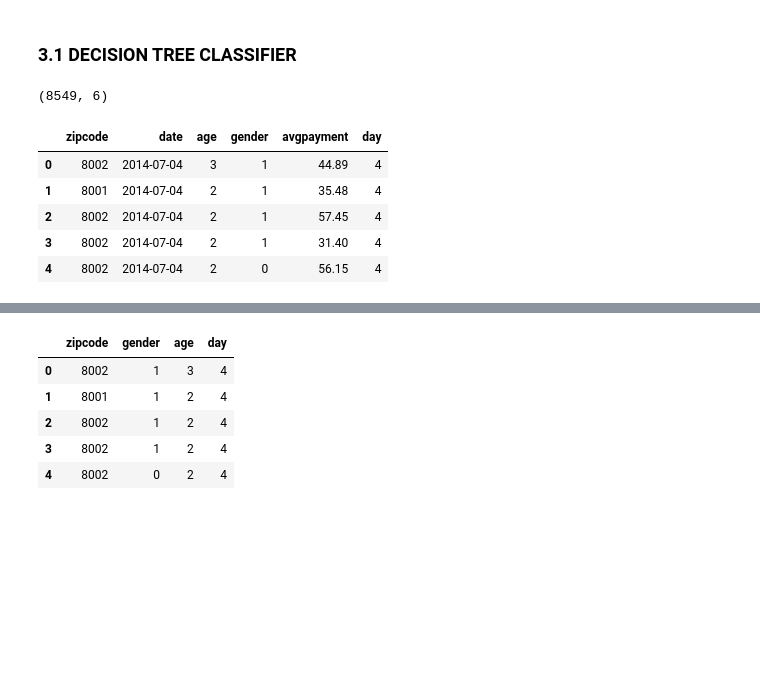
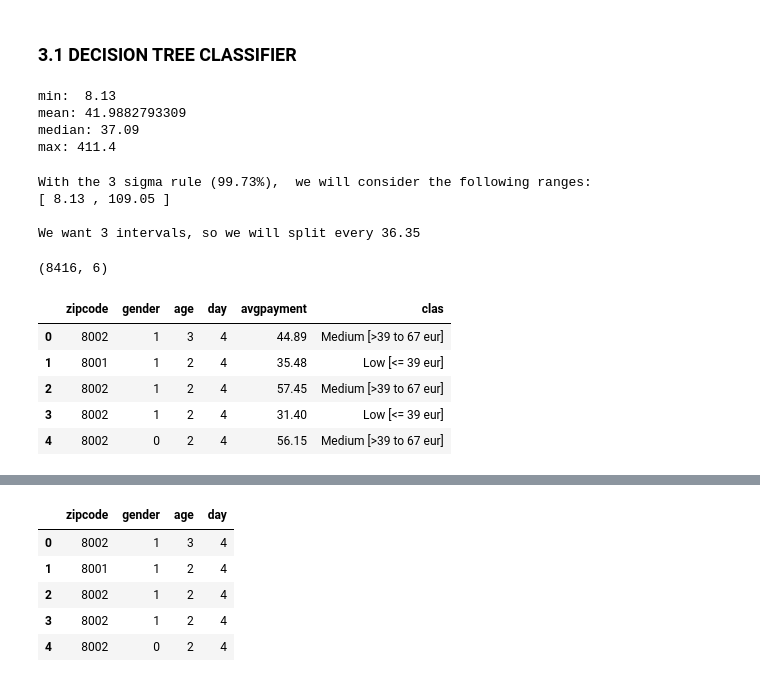
Before and after one commit to davidpenaplanell/DataScience, a Jupyter notebook: REGRESSION & CLASSIFICATION METHODS2 .ipynb, the cells around one changed output, grey strips where cells are left out. Drawn from its saved outputs; the diff is of its cells as text; code cells hidden in the pictures; blank space fills up the shorter version.

```diff
--- a/REGRESSION & CLASSIFICATION METHODS2 .ipynb
+++ b/REGRESSION & CLASSIFICATION METHODS2 .ipynb
@@ -388,15 +384,64 @@ from scipy import stats
-# %%
-fashion= pd.io.parsers.read_table('fashion',sep='\t', index_col=0)
-print fashion.shape
-fashion.head()
-# %% [output]
-(8549, 6)
-|  | zipcode | date | age | gender | avgpayment | day |
-| 0 | 8002 | 2014-07-04 | 3 | 1 | 44.89 | 4 |
-| 1 | 8001 | 2014-07-04 | 2 | 1 | 35.48 | 4 |
-| 2 | 8002 | 2014-07-04 | 2 | 1 | 57.45 | 4 |
-| 3 | 8002 | 2014-07-04 | 2 | 1 | 31.40 | 4 |
-| 4 | 8002 | 2014-07-04 | 2 | 0 | 56.15 | 4 |
+# %%
+#Statistics
+print 'min: ', np.min(fashion['avgpayment'])
+print 'mean:', np.mean(fashion['avgpayment'])
+print 'median:',np.median(fashion['avgpayment'])
+print 'max:', np.max(fashion['avgpayment'])
+# %% [output]
+min:  8.13
+mean: 41.9882793309
+median: 37.09
+max: 411.4
+# %%
+#Defining boundaries for categorization
+
+sigma3= (np.mean(fashion['avgpayment']) + 3*np.std(fashion['avgpayment']))
+
+minim= np.min(fashion['avgpayment'])
+
+print 'With the 3 sigma rule (99.73%),  we will consider the following ranges:'
+
+print '[', minim ,',', round(sigma3,2),']'
+
+print '\t'
+
+numcategories= 3 #We will differenciate 3 categories (Low, Medium &  High average payment)
+
+interval= round(((sigma3)/numcategories),2)
+
+print 'We want 3 intervals, so we will split every', interval
+# %% [output]
+With the 3 sigma rule (99.73%),  we will consider the following ranges:
+[ 8.13 , 109.05 ]
+
+We want 3 intervals, so we will split every 36.35
+# %%
+fashion=fashion.reindex(columns=['zipcode','gender','age','day','avgpayment','clas'])
+
+#Transforming output (y) into a class
+
+condition1= fashion['avgpayment'] <=  interval
+condition2 = (fashion['avgpayment'] > interval) & (fashion['avgpayment'] <= (interval*2))
+condition3 = (fashion['avgpayment'] > interval*2) & (fashion['avgpayment'] <= sigma3)
+condition4 = (fashion['avgpayment'] > sigma3)
+
+fashion.loc[condition1, 'clas'] = 'Low [<= 39 eur]'
+fashion.loc[condition2, 'clas'] = 'Medium [>39 to 67 eur]'
+fashion.loc[condition3, 'clas'] = 'High [>67 eur]'
+fashion.loc[condition4, 'clas'] = 'DROP'
+
+fashion= fashion[fashion.clas!='DROP']
+
+print fashion.shape
+fashion.head(5)
+# %% [output]
+(8416, 6)
+|  | zipcode | gender | age | day | avgpayment | clas |
+| 0 | 8002 | 1 | 3 | 4 | 44.89 | Medium [>39 to 67 eur] |
+| 1 | 8001 | 1 | 2 | 4 | 35.48 | Low [<= 39 eur] |
+| 2 | 8002 | 1 | 2 | 4 | 57.45 | Medium [>39 to 67 eur] |
+| 3 | 8002 | 1 | 2 | 4 | 31.40 | Low [<= 39 eur] |
+| 4 | 8002 | 0 | 2 | 4 | 56.15 | Medium [>39 to 67 eur] |
 # %%
 #feature matrix & target
 
```
Also changed, not shown: parts of 46 cells of this notebook.
